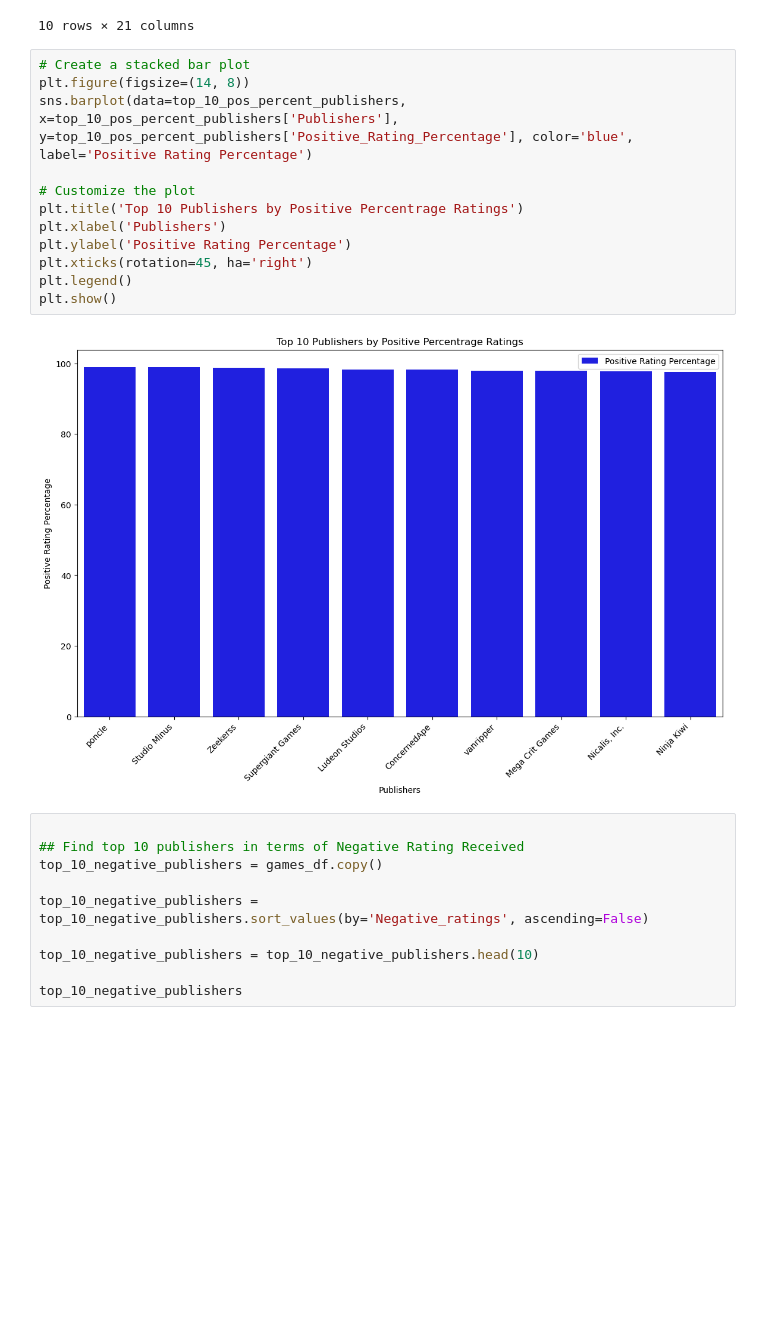
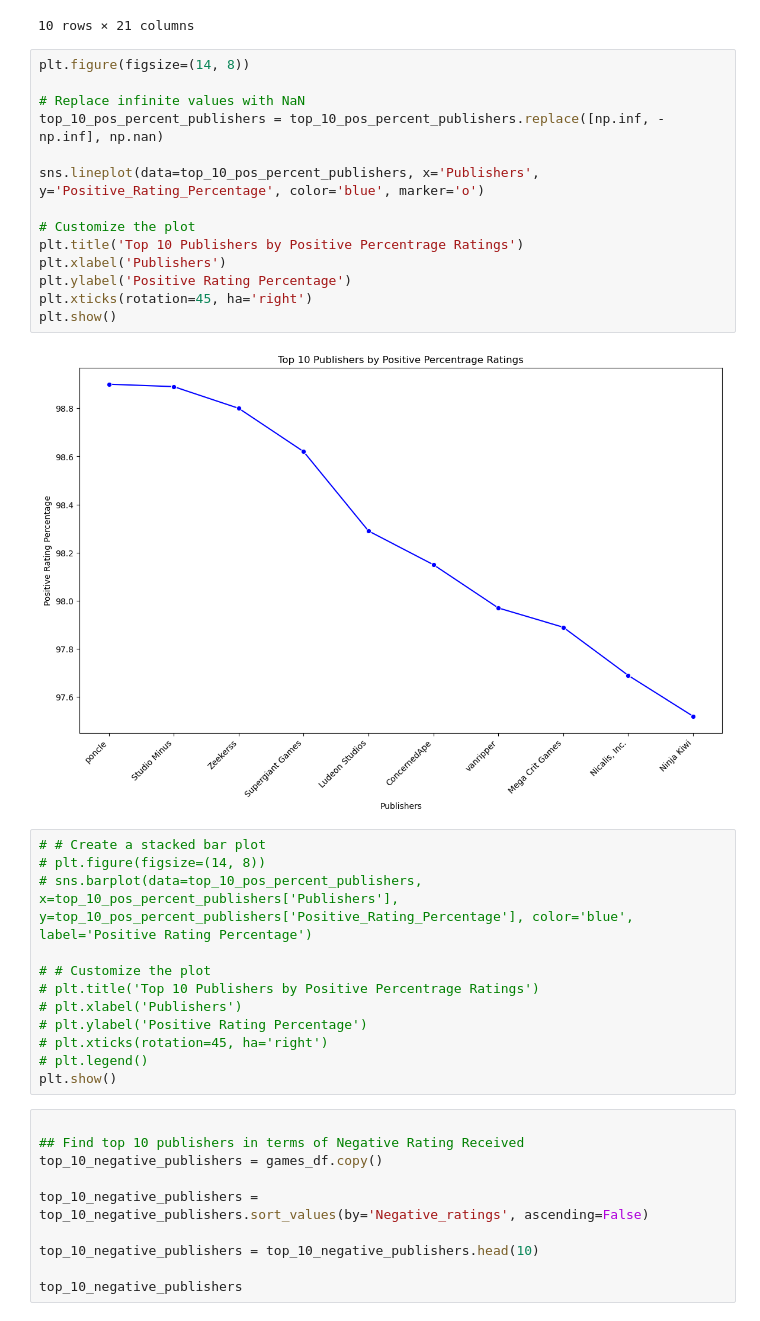
Before and after one commit to Oatsinthepine/Project_3, a Jupyter notebook: Publisher_Rating_analysis.ipynb, the cells around one changed output. Saved outputs shown, nothing was run; the diff lists cells and outputs as text; blank space fills up the shorter version.

Commit message:
change the plot to line plot

```diff
--- a/Publisher_Rating_analysis.ipynb
+++ b/Publisher_Rating_analysis.ipynb
@@ -120,20 +121,34 @@ top_10_pos_percent_publishers
 | 1086 | 250900 | The Binding of Isaac: Rebirth | 2014-11-04 | 16630 | Nicalis, Inc.,Edmund McMillen | Nicalis, Inc. | True | True | True | ... |
 | 10211 | 960090 | Bloons TD 6 | 2018-12-17 | 16132 | Ninja Kiwi | Ninja Kiwi | True | True | False | ... |
 10 rows × 21 columns
+# %%
+plt.figure(figsize=(14, 8))
+
+# Replace infinite values with NaN
+top_10_pos_percent_publishers = top_10_pos_percent_publishers.replace([np.inf, -np.inf], np.nan)
+
+sns.lineplot(data=top_10_pos_percent_publishers, x='Publishers', y='Positive_Rating_Percentage', color='blue', marker='o')
+
+# Customize the plot
+plt.title('Top 10 Publishers by Positive Percentrage Ratings')
+plt.xlabel('Publishers')
+plt.ylabel('Positive Rating Percentage')
+plt.xticks(rotation=45, ha='right')
+plt.show()
+# %% [output]
+[figure, added]
 # %%
-# Create a stacked bar plot
-plt.figure(figsize=(14, 8))
-sns.barplot(data=top_10_pos_percent_publishers, x=top_10_pos_percent_publishers['Publishers'], y=top_10_pos_percent_publishers['Positive_Rating_Percentage'], color='blue', label='Positive Rating Percentage')
+# # Create a stacked bar plot
+# plt.figure(figsize=(14, 8))
+# sns.barplot(data=top_10_pos_percent_publishers, x=top_10_pos_percent_publishers['Publishers'], y=top_10_pos_percent_publishers['Positive_Rating_Percentage'], color='blue', label='Positive Rating Percentage')
 
-# Customize the plot
-plt.title('Top 10 Publishers by Positive Percentrage Ratings')
-plt.xlabel('Publishers')
-plt.ylabel('Positive Rating Percentage')
-plt.xticks(rotation=45, ha='right')
-plt.legend()
+# # Customize the plot
+# plt.title('Top 10 Publishers by Positive Percentrage Ratings')
+# plt.xlabel('Publishers')
+# plt.ylabel('Positive Rating Percentage')
+# plt.xticks(rotation=45, ha='right')
+# plt.legend()
 plt.show()
-# %% [output]
-[figure, removed]
 # %%
 
 ## Find top 10 publishers in terms of Negative Rating Received
```
Also changed, not shown: parts of 3 cells of this notebook.
